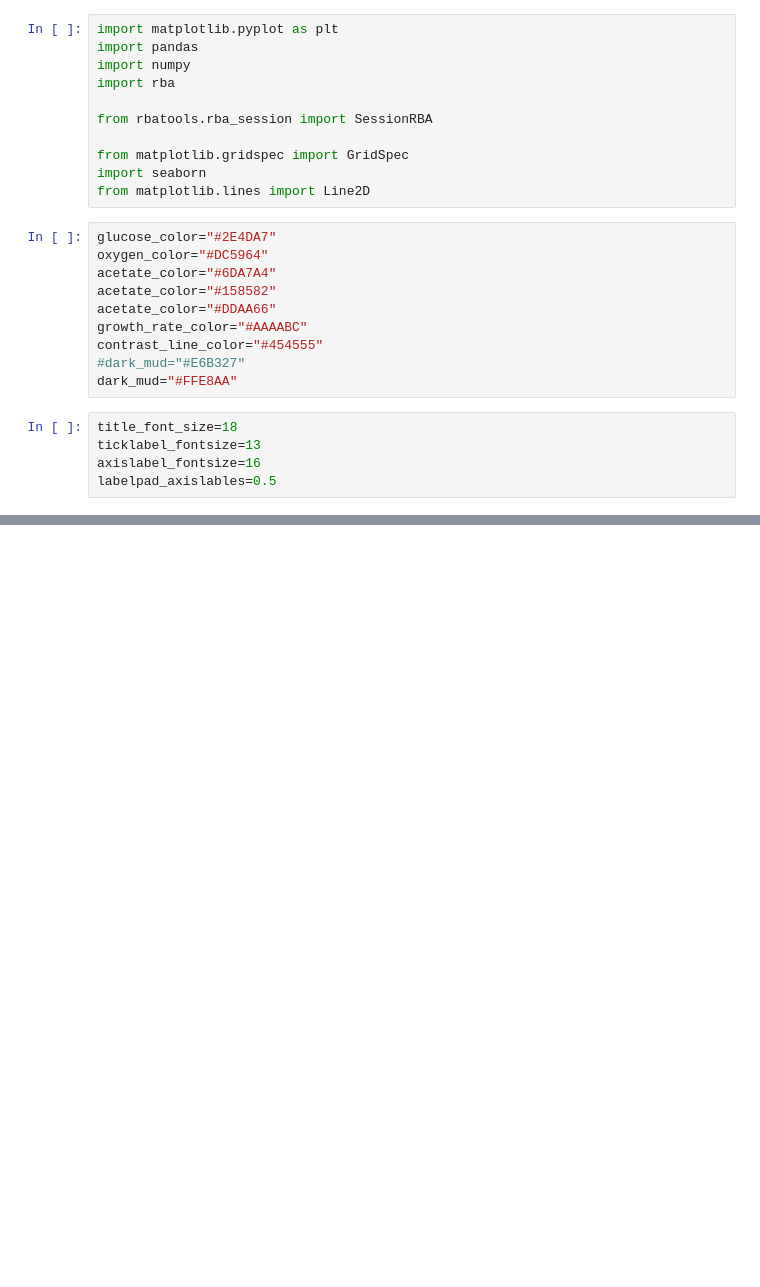
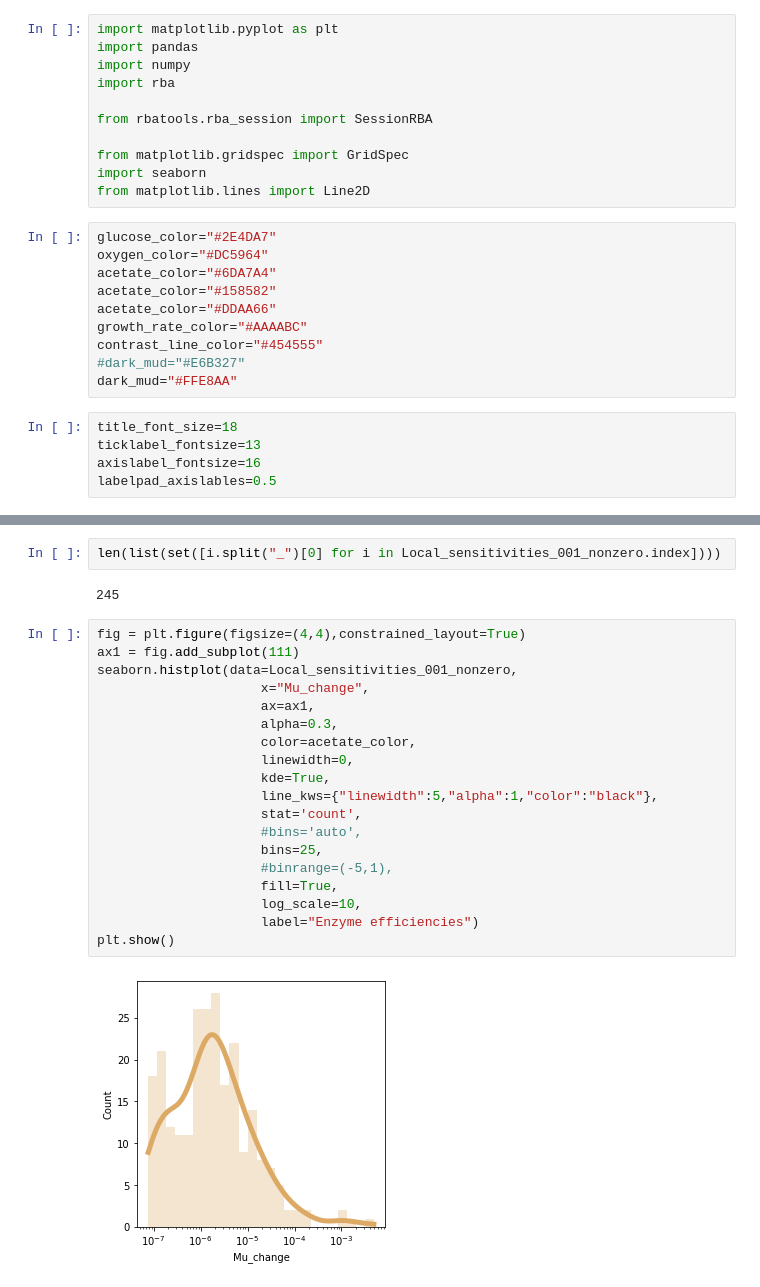
Before and after one commit to SysBioInra/rbatools, a Jupyter notebook: figure_for_manuscript/loc sens.ipynb, the cells around one changed output, grey strips where cells are left out. Cells and saved outputs as stored; diff of their text form; blank space fills up the shorter version.

```diff
--- a/figure_for_manuscript/loc sens.ipynb
+++ b/figure_for_manuscript/loc sens.ipynb
@@ -30,3 +47,28 @@ Local_sensitivities_001=pandas.read_csv("LocalSensitivitiesEnzymes_001.csv",inde
+# %%
+len(list(set([i.split("_")[0] for i in Local_sensitivities_001_nonzero.index])))
+# %% [output]
+245
+# %%
+fig = plt.figure(figsize=(4,4),constrained_layout=True)
+ax1 = fig.add_subplot(111)
+seaborn.histplot(data=Local_sensitivities_001_nonzero,
+                     x="Mu_change",
+                     ax=ax1,
+                     alpha=0.3,
+                     color=acetate_color,
+                     linewidth=0,
+                     kde=True,
+                     line_kws={"linewidth":5,"alpha":1,"color":"black"},
+                     stat='count',
+                     #bins='auto',
+                     bins=25,
+                     #binrange=(-5,1),
+                     fill=True,
+                     log_scale=10,
+                     label="Enzyme efficiencies")
+plt.show()
+# %% [output]
+[figure, added]
 # %%
 fig = plt.figure(figsize=(4,4),constrained_layout=True)
 ax1 = fig.add_subplot(111)
```
Also changed, not shown: parts of 3 cells of this notebook.
